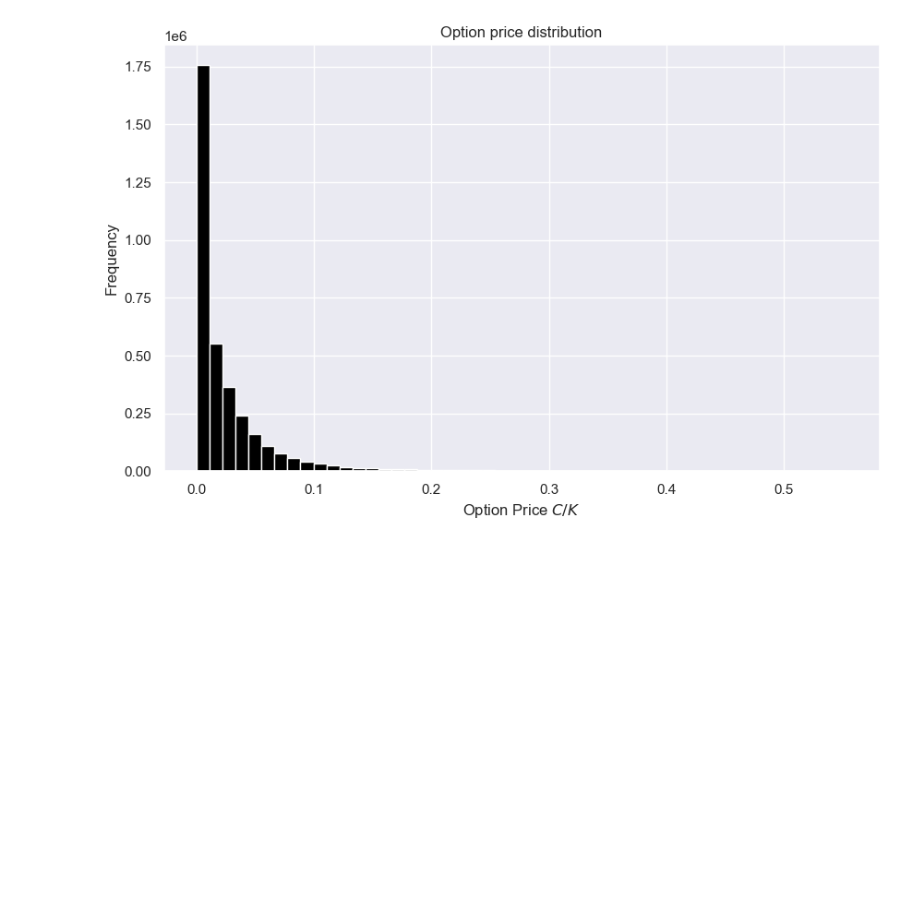
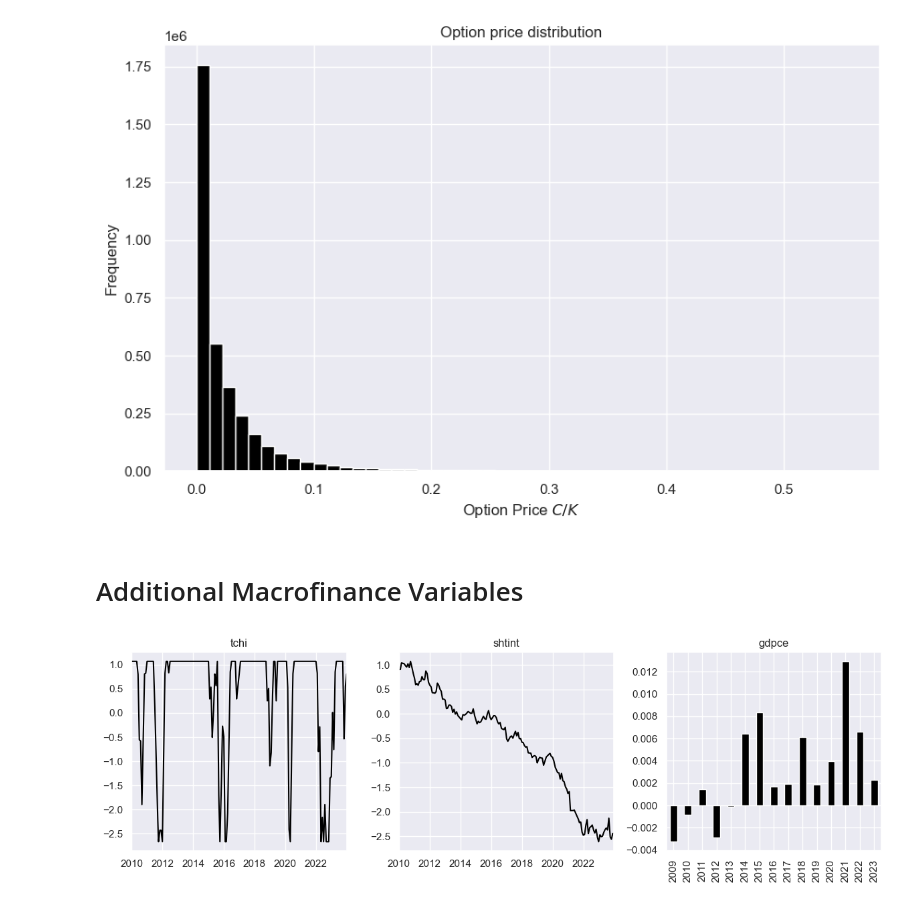
Before and after one commit to peter57441/Master-Thesis, a Jupyter notebook: Python/DescriptiveAnalysis.ipynb, the cells around one changed output. Drawn from its saved outputs; the diff is of its cells as text; code cells hidden in the pictures; blank space fills up the shorter version.

```diff
--- a/Python/DescriptiveAnalysis.ipynb
+++ b/Python/DescriptiveAnalysis.ipynb
@@ -188,3 +191,43 @@ plt.ylabel('Frequency')
 plt.show()
 # %% [output]
 [figure]
+# %% [markdown]
+# Additional Macrofinance Variables
+# %%
+
+# Load the dataset
+goyal = pd.read_csv('C:/Users/User/Desktop/Data speciale/Goyal_macrovariables.csv', parse_dates=True, index_col='date')
+
+# Ensure the index is in datetime format (assuming date format is 'YYYYMM')
+goyal.index = pd.to_datetime(goyal.index, format='%Y%m')
+
+# Set the index to the last day of the month
+goyal.index = goyal.index + pd.offsets.MonthEnd(0)
+
+# Create a new daily date range covering the full period of the dataset
+daily_index = pd.date_range(start=goyal.index.min(), end=goyal.index.max(), freq='D')
+
+# Reindex the dataset to the new daily frequency
+goyal_daily = goyal.reindex(daily_index)
+
+# Linearly interpolate the 'tchi' and 'shtint' columns to fill in the daily data
+goyal_daily['tchi'] = goyal_daily['tchi'].interpolate(method='linear')
+goyal_daily['shtint'] = goyal_daily['shtint'].interpolate(method='linear')
+
+# For 'gdpce', fill each daily value with the corresponding end-of-month value for that month
+goyal_daily['gdpce'] = goyal_daily['gdpce'].fillna(method='bfill')
+
+
+# plot the data in a figure with 3 subplots. The tchi and shtint should be line plots. While the gdpce should be a bar plot, where there is a bar for each year.
+fig, axs = plt.subplots(1, 3, figsize=(12, 4))
+goyal_daily['tchi'].plot(ax=axs[0], color='black')
+axs[0].set_title('tchi')
+goyal_daily['shtint'].plot(ax=axs[1], color='black')
+axs[1].set_title('shtint')
+goyal_daily['gdpce'].groupby(goyal_daily.index.year).mean().plot(kind='bar', ax=axs[2], color='black')
+axs[2].set_title('gdpce')
+
+fig.tight_layout()
+plt.show()
+# %% [output]
+[figure, added]
```
Also changed, not shown: parts of 3 cells of this notebook, 12 other files.
